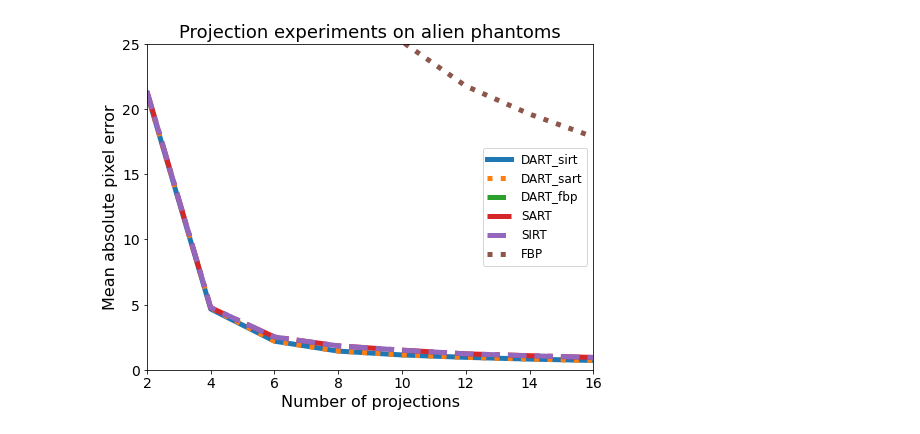
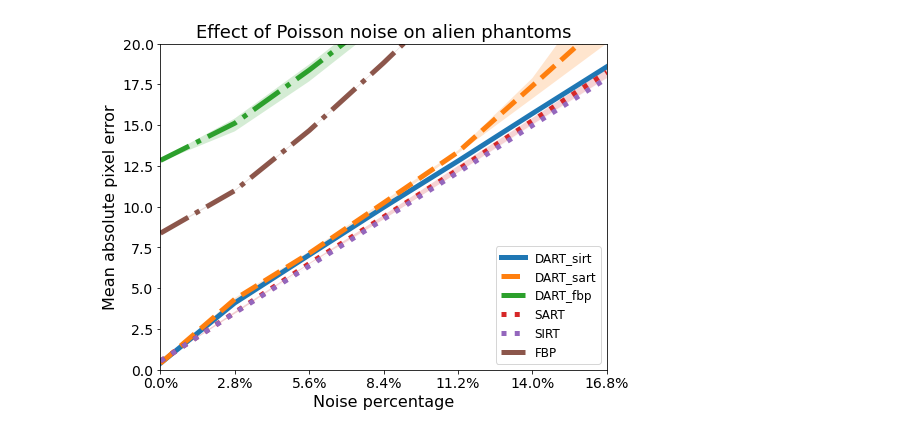
Before and after one commit to OhGreat/DART_python, a Jupyter notebook: results_visualization.ipynb, the cells around one changed output. Drawn from its saved outputs; the diff is of its cells as text; code cells hidden in the pictures.

Commit message:
more plots

```diff
--- a/results_visualization.ipynb
+++ b/results_visualization.ipynb
@@ -65,7 +205,7 @@ plt.show()
 # %%
 curr_errors = []
 reps= 3
-phants = "semilunars"
+phants = "paws"
 phant = phants[:-1]
 dirs = [f"{phant}_0.png", f"{phant}_1.png", f"{phant}_2.png"]
 algs = ["DART_sirt", "DART_sart", "DART_fbp", "SART", "SIRT", "RBF"]
@@ -94,11 +234,20 @@ for alg in algs:
     means = np.mean(curr_errors, axis=0)
     maxs = np.max(curr_errors, axis=0)
     mins = np.min(curr_errors, axis=0)
-    #plt.fill_between(x,mins, maxs, alpha=0.3)
+    plt.fill_between(x,mins, maxs, alpha=0.2)
     if alg == "RBF":
         alg = "FBP"
+    if "DART" in alg:
+        line = "solid"
+        if "sart" in alg:
+            line = "--"
+    elif "DART" not in alg and "SART" in alg or "SIRT" in alg:
+        line = "dotted"
+    else: line = "dashed"
+    if "FBP" in alg or "fbp" in alg:
+        line = "dashdot"
     plt.plot(means, label=alg,
-            linestyle=linestyles[counter],
+            linestyle=line,
             linewidth=5
             )
 
@@ -113,7 +262,7 @@ plt.ylabel("Mean absolute pixel error", fontsize=16)
 plt.xlabel("Number of projections", fontsize=16)
 plt.xticks(ticks=x ,labels=noises, fontsize=14)
 plt.yticks( fontsize=14)
-plt.ylim([0, 35])
+plt.ylim([0, 40])
 plt.margins(x=0.0)
 plt.show()
 # %% [output]
@@ -127,10 +474,11 @@ dirs = [f"{phant}_0.png", f"{phant}_1.png", f"{phant}_2.png"]
 algs = ["DART_sirt", "DART_sart", "DART_fbp", "SART", "SIRT", "RBF"]
 linestyles = ['solid', 'dotted', 'dashed',
             'dashdot','--', ':']
-noises = [2, 4, 6, 8, 10, 12, 14, 16]
+noises = [ 0, 1500, 3000, 4500, 6000, 7500, 9000]
 labels = np.round([(noise/53418)*100 for noise in noises],1)
+labels = [str(lab)+"%" for lab in labels]
 tot = []
-n_exps = 8
+n_exps = 7
 x = np.arange(n_exps)
 
 
@@ -139,38 +487,47 @@ counter = 0
 for alg in algs:
     curr_alg_errs = []
     for i in range(reps):
-        curr_dir = f'results/n_proj/{phants}/{dirs[i]}/'
+        curr_dir = f'results/noise_exps/{phants}/{dirs[i]}/'
         dir_files = sorted(listdir(curr_dir))
 
         for filename in dir_files:
             if alg not in filename:
                 continue
             if '.npy' in filename:
                 curr_errors.append(np.load(curr_dir+filename))
     means = np.mean(curr_errors, axis=0)
     maxs = np.max(curr_errors, axis=0)
     mins = np.min(curr_errors, axis=0)
-    #plt.fill_between(x,mins, maxs, alpha=0.3)
+    plt.fill_between(x,mins, maxs, alpha=0.2)
     if alg == "RBF":
         alg = "FBP"
+    if "DART" in alg:
+        line = "solid"
+        if "sart" in alg:
+            line = "--"
+    elif "DART" not in alg and "SART" in alg or "SIRT" in alg:
+        line = "dotted"
+    else: line = "dashed"
+    if "FBP" in alg or "fbp" in alg:
+        line = "dashdot"
     plt.plot(means, label=alg,
-            linestyle=linestyles[counter],
+            linestyle=line,
             linewidth=5
             )
 
     curr_errors = []
 
     tot.append(curr_errors)
     counter += 1
 
 plt.legend(fontsize=12)
-plt.title(f"Projection experiments on {phant} phantoms", fontsize=18)
+plt.title(f"Effect of Poisson noise on {phant} phantoms", fontsize=18)
 plt.ylabel("Mean absolute pixel error", fontsize=16)
-plt.xlabel("Number of projections", fontsize=16)
-plt.xticks(ticks=x ,labels=noises, fontsize=14)
+plt.xlabel("Noise percentage", fontsize=16)
+plt.xticks(ticks=x ,labels=labels, fontsize=14)
 plt.yticks( fontsize=14)
-plt.ylim([0, 25])
+plt.ylim([0, 20])
 plt.margins(x=0.0)
 plt.show()
 # %% [output]
-[figure, old version]
+[figure, new version]
```
Also changed, not shown: parts of 12 cells of this notebook, 8 other files.
